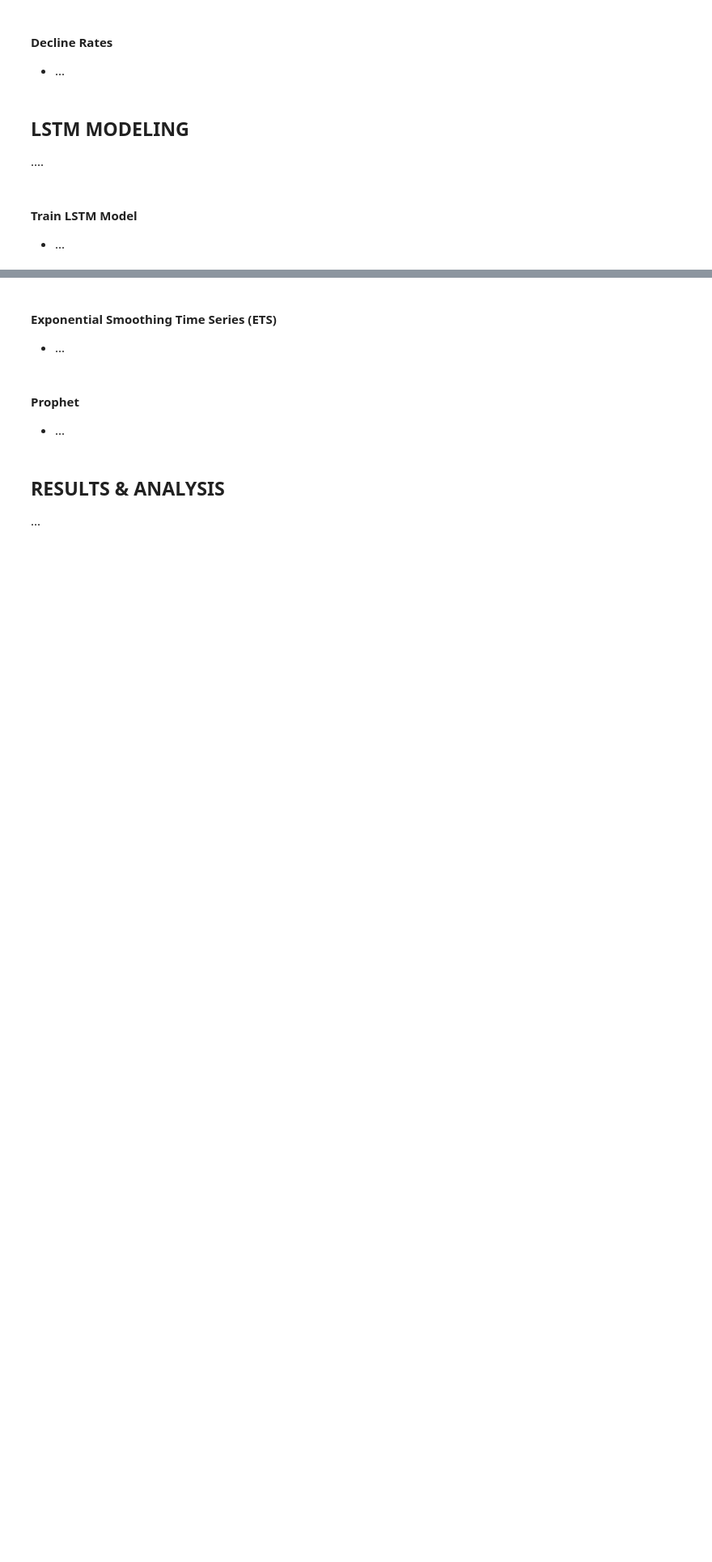
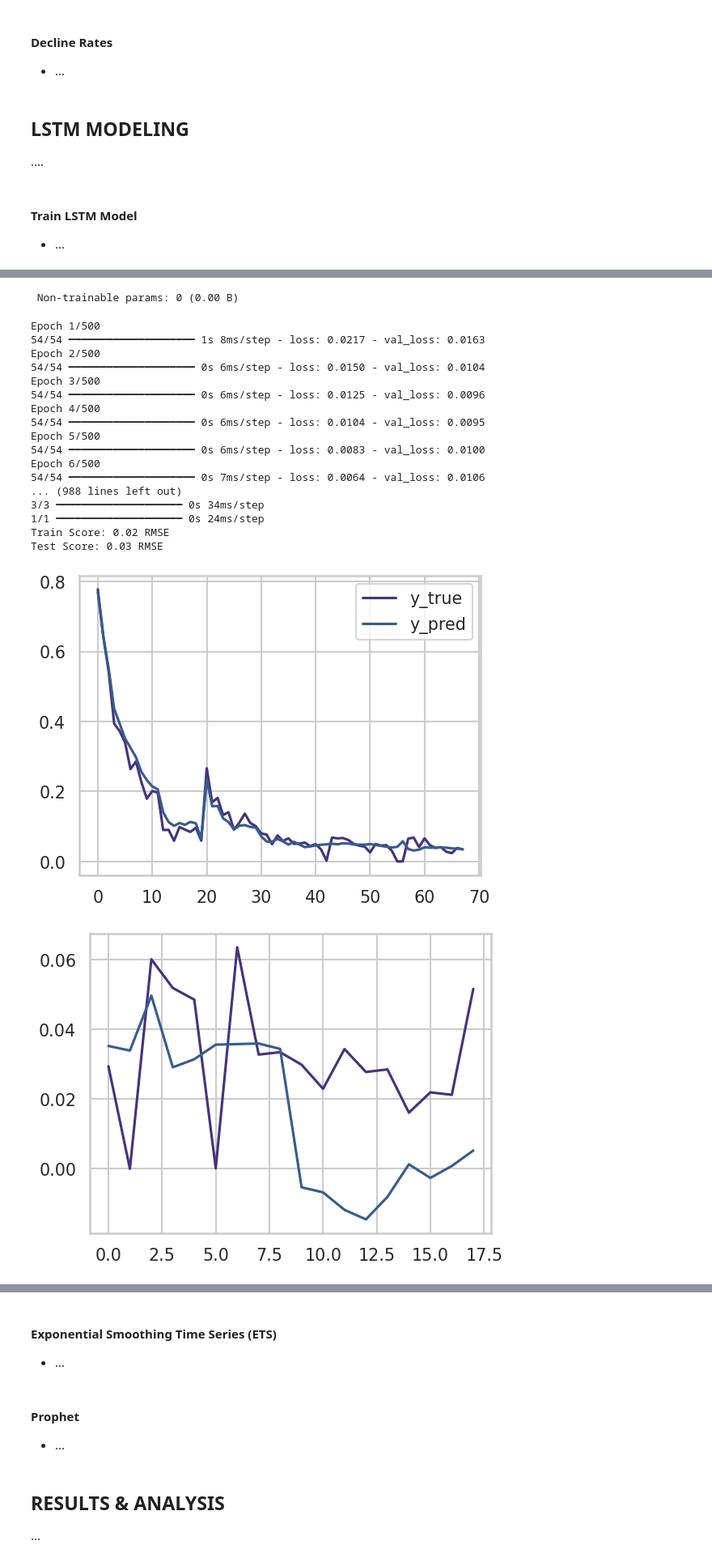
Before and after one commit to ryan-bulger/5511-Final-Project, a Jupyter notebook: lstm-oil-production-forecasting.ipynb, the cells around one changed output, grey strips where cells are left out. Shown at 81% size. Cells and saved outputs as stored; diff of their text form; code cells hidden in the pictures; blank space fills up the shorter version.

```diff
--- a/lstm-oil-production-forecasting.ipynb
+++ b/lstm-oil-production-forecasting.ipynb
@@ -853,0 +797,10 @@ split_summary
+# %%
+dataset = well_4_df
+
+# Drop date, well_name, well_shut_in columns
+dataset = dataset[[col for col in dataset.columns if col not in ['date', 'well_name', 'well_shut_in']]]
+
+# Drop any rows that are NA in the 'oil_producing_daily_avg (bbl/day)' column
+dataset = dataset.dropna(subset='oil_producing_daily_avg (bbl/day)').reset_index(drop=True)
+
+y = dataset.iloc[1:, 1]
@@ -1104,0 +973,34 @@ record_lstm_performance(result)
+# %%
+X_train, X_test, y_train, y_test, scaler_y = create_dataset(well_1_df, (0,1), 3, 0.8)
+look_back = X_train.shape[1]
+n_features = X_train.shape[2]
+
+# Create and fit the LSTM network
+model = Sequential()
+model.add(LSTM(5, input_shape=(look_back, n_features)))
+model.add(Dense(1))
+model.compile(loss='mse', optimizer='adam')
+model.summary()
+
+# Fit model
+history = model.fit(X_train, y_train, epochs=500, batch_size=1, validation_split=0.2, shuffle=False, verbose=1)
+
+# make predictions
+trainPredict = model.predict(X_train)
+testPredict = model.predict(X_test)
+
+# calculate root mean squared error
+trainScore = np.sqrt(mean_squared_error(y_train, trainPredict))
+print('Train Score: %.2f RMSE' % (trainScore))
+testScore = np.sqrt(mean_squared_error(y_test, testPredict))
+print('Test Score: %.2f RMSE' % (testScore))
+
+plt.plot(y_train, label='y_true')
+plt.plot(trainPredict, label='y_pred')
+plt.legend()
+plt.show()
+
+plt.plot(y_test)
+plt.plot(testPredict)
+plt.show()
+# %% [output]
@@ -1104,0 +1017,20 @@ record_lstm_performance(result)
+ Non-trainable params: 0 (0.00 B)
+Epoch 1/500
+54/54 ━━━━━━━━━━━━━━━━━━━━ 1s 8ms/step - loss: 0.0217 - val_loss: 0.0163
+Epoch 2/500
+54/54 ━━━━━━━━━━━━━━━━━━━━ 0s 6ms/step - loss: 0.0150 - val_loss: 0.0104
+Epoch 3/500
+54/54 ━━━━━━━━━━━━━━━━━━━━ 0s 6ms/step - loss: 0.0125 - val_loss: 0.0096
+Epoch 4/500
+54/54 ━━━━━━━━━━━━━━━━━━━━ 0s 6ms/step - loss: 0.0104 - val_loss: 0.0095
+Epoch 5/500
+54/54 ━━━━━━━━━━━━━━━━━━━━ 0s 6ms/step - loss: 0.0083 - val_loss: 0.0100
+Epoch 6/500
+54/54 ━━━━━━━━━━━━━━━━━━━━ 0s 7ms/step - loss: 0.0064 - val_loss: 0.0106
+... (988 lines left out)
+3/3 ━━━━━━━━━━━━━━━━━━━━ 0s 34ms/step
+1/1 ━━━━━━━━━━━━━━━━━━━━ 0s 24ms/step
+Train Score: 0.02 RMSE
+Test Score: 0.03 RMSE
+[figure, added]
+[figure, added]
```
Also changed, not shown: parts of 30 cells of this notebook, 1 other file.
